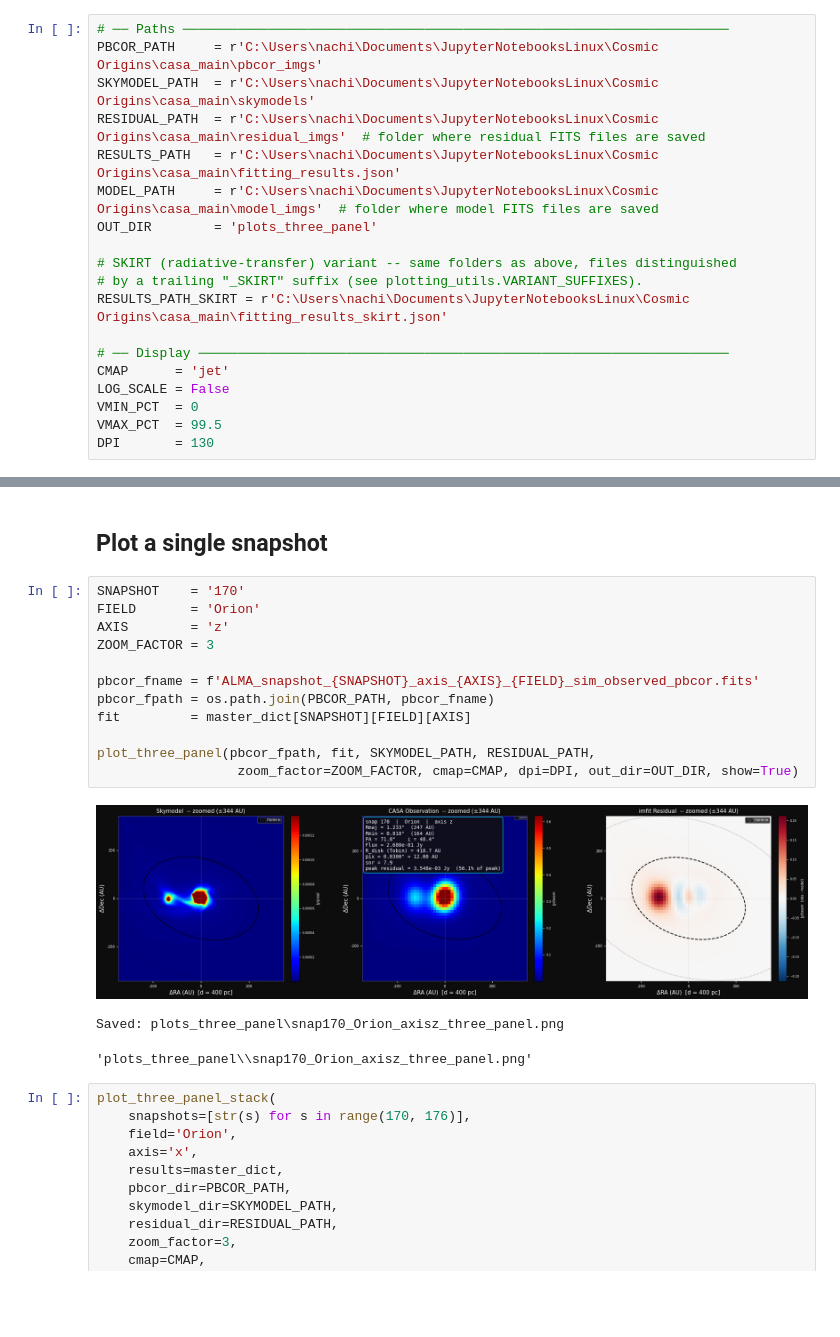
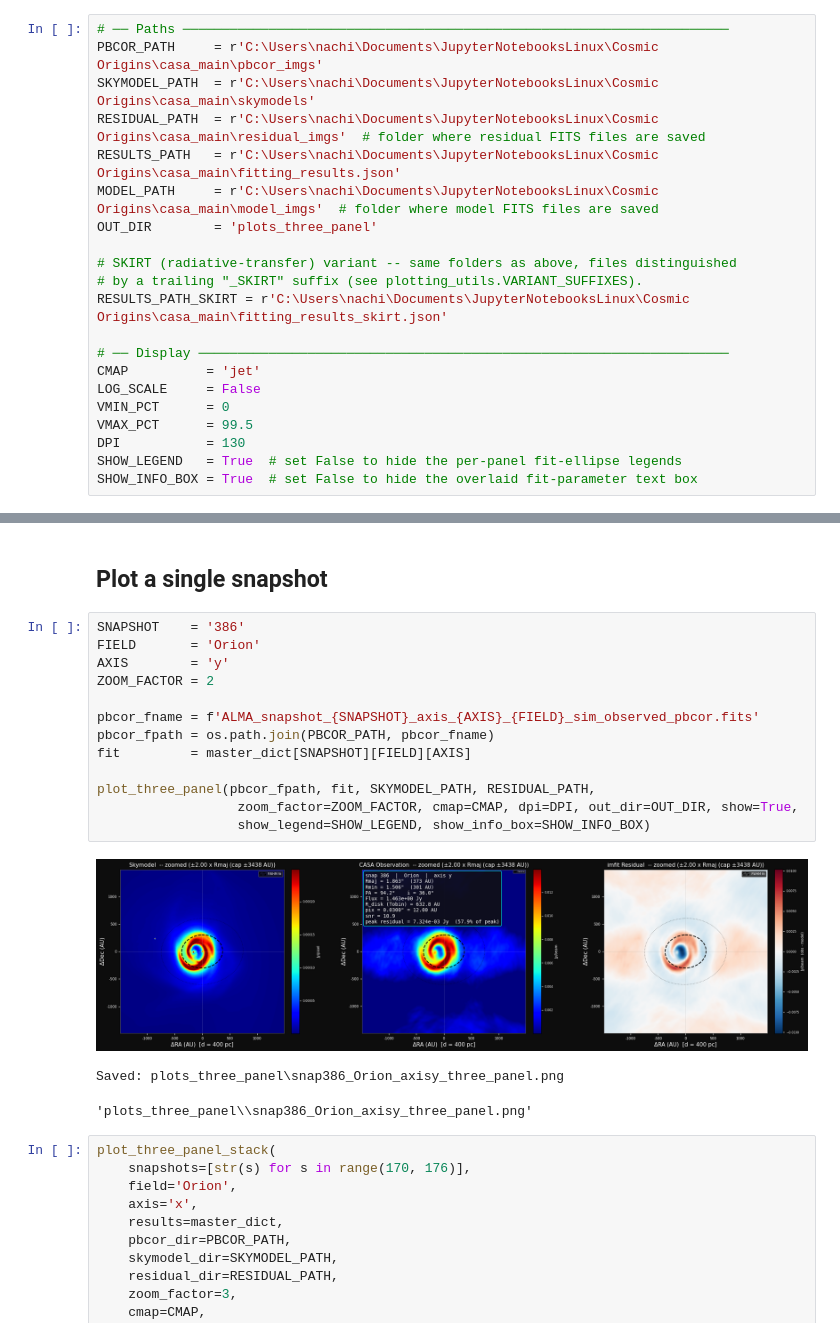
Before and after one commit to Nachiket-Yadav/Synthetic_Observation, a Jupyter notebook: plot_three_panel.ipynb, the cells around one changed output, grey strips where cells are left out. Saved outputs shown, nothing was run; the diff lists cells and outputs as text; blank space fills up the shorter version.

Commit message:
v1.13 Now capping the max zoom out to the original skymodel size + changes to plotting the three panel plot

```diff
--- a/plot_three_panel.ipynb
+++ b/plot_three_panel.ipynb
@@ -17,11 +17,13 @@ OUT_DIR        = 'plots_three_panel'
 RESULTS_PATH_SKIRT = r'C:\Users\nachi\Documents\JupyterNotebooksLinux\Cosmic Origins\casa_main\fitting_results_skirt.json'
 
 # ── Display ────────────────────────────────────────────────────────────────────
-CMAP      = 'jet'
-LOG_SCALE = False
-VMIN_PCT  = 0
-VMAX_PCT  = 99.5
-DPI       = 130
+CMAP          = 'jet'
+LOG_SCALE     = False
+VMIN_PCT      = 0
+VMAX_PCT      = 99.5
+DPI           = 130
+SHOW_LEGEND   = True  # set False to hide the per-panel fit-ellipse legends
+SHOW_INFO_BOX = True  # set False to hide the overlaid fit-parameter text box
 # %% [markdown]
 ## Imports
 # %%
@@ -177,21 +180,22 @@ plt.rcParams.update({
 # %% [markdown]
 ## Plot a single snapshot
 # %%
-SNAPSHOT    = '170'
+SNAPSHOT    = '386'
 FIELD       = 'Orion'
-AXIS        = 'z'
-ZOOM_FACTOR = 3
+AXIS        = 'y'
+ZOOM_FACTOR = 2
 
 pbcor_fname = f'ALMA_snapshot_{SNAPSHOT}_axis_{AXIS}_{FIELD}_sim_observed_pbcor.fits'
 pbcor_fpath = os.path.join(PBCOR_PATH, pbcor_fname)
 fit         = master_dict[SNAPSHOT][FIELD][AXIS]
 
 plot_three_panel(pbcor_fpath, fit, SKYMODEL_PATH, RESIDUAL_PATH,
-                  zoom_factor=ZOOM_FACTOR, cmap=CMAP, dpi=DPI, out_dir=OUT_DIR, show=True)
+                  zoom_factor=ZOOM_FACTOR, cmap=CMAP, dpi=DPI, out_dir=OUT_DIR, show=True,
+                  show_legend=SHOW_LEGEND, show_info_box=SHOW_INFO_BOX)
 # %% [output]
-[figure, old version]
+[figure, new version]
-Saved: plots_three_panel\snap170_Orion_axisz_three_panel.png
+Saved: plots_three_panel\snap386_Orion_axisy_three_panel.png
-'plots_three_panel\\snap170_Orion_axisz_three_panel.png'
+'plots_three_panel\\snap386_Orion_axisy_three_panel.png'
 # %%
 plot_three_panel_stack(
     snapshots=[str(s) for s in range(170, 176)],
```
Also changed, not shown: parts of 4 cells of this notebook, 9 other files.
